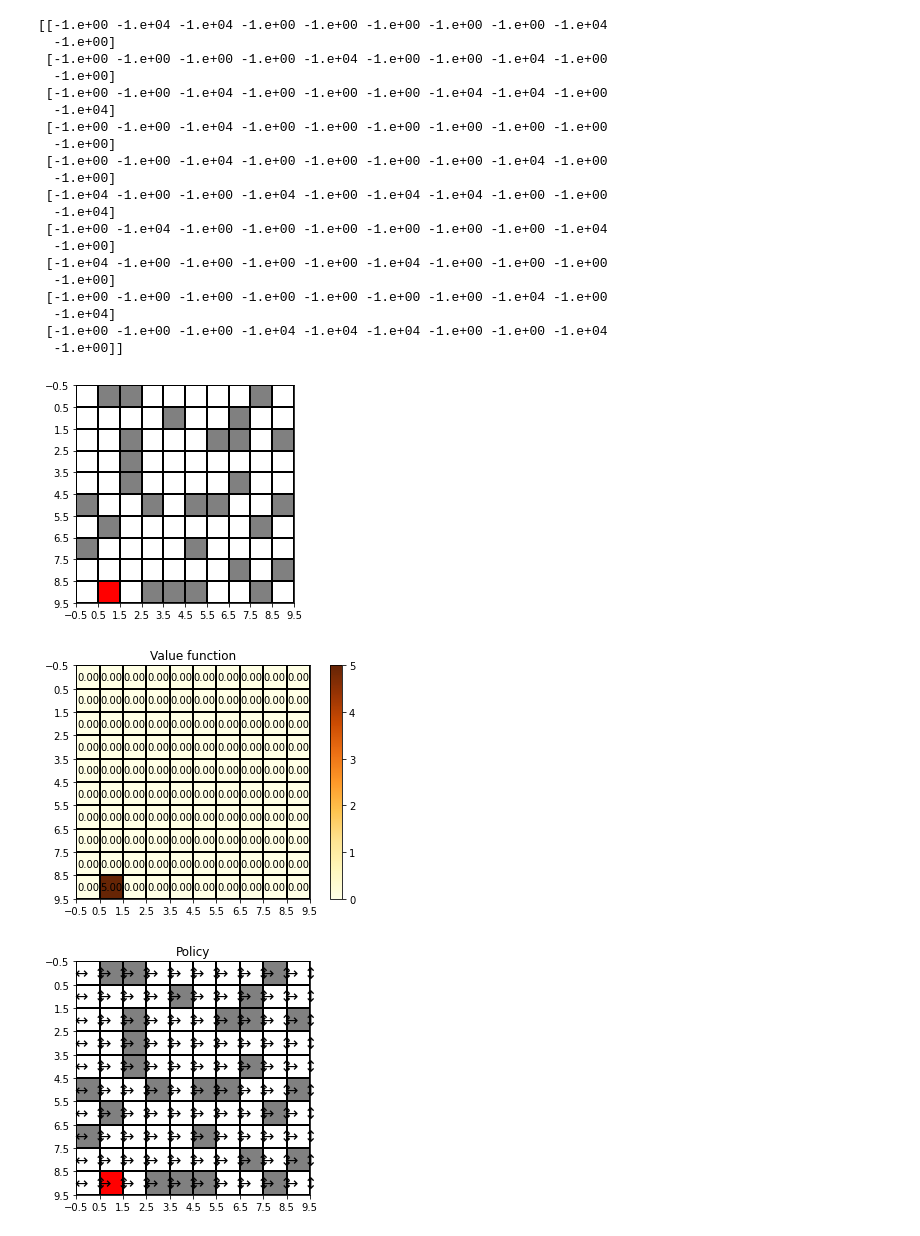
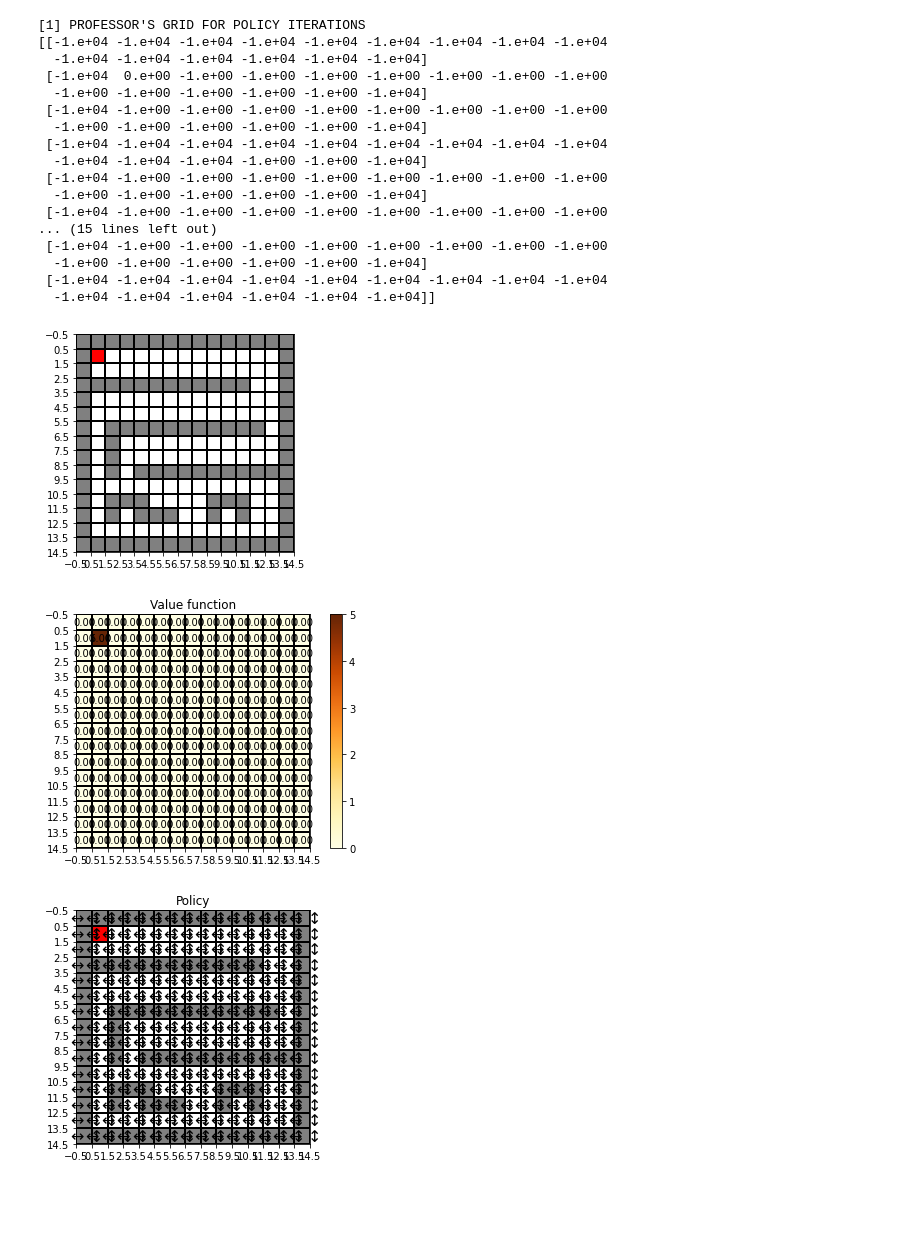
Before and after one commit to PLEX-GR00T/Maze_solving_MDP, a Jupyter notebook: Final_VI_PI.ipynb, the cells around one changed output. Saved outputs shown, nothing was run; the diff lists cells and outputs as text; code cells hidden in the pictures; blank space fills up the shorter version.

```diff
--- a/Final_VI_PI.ipynb
+++ b/Final_VI_PI.ipynb
@@ -589,55 +589,54 @@ def get_arrow(prob_arr):
 """ policy_iteration(n, p_barrier, r_barrier, v0_val, gamma, theta, seed_nr, flag)
     value_iteration(n, p_barrier, r_barrier, v0_val, gamma, theta, seed_nr, flag)
     Args:
         n (int): length and width of the grid
         p_barrier (float): probability of a cell being a barrier                            [It is for Auto Grid Generation]
         r_barrier (int): reward for the barrier cells
         v0_val (int): initial value for the value function
         gamma (float): gamma parameter (between 0 and 1)
         theta (float): threshold parameter that defines when the change in the value function is negligible
         seed_nr (int): seed number (for reproducible results)                               [It is for Auto Grid Generation]
         flag (int) : 0 for Professor's Grid , 1 or any value for Auto grid generations      [It is for Auto Grid Generation]
 
 """
 
 # PLEASE GO STEP BY STEP HERE TO SEE DIFFERENT WORKING, AND COMMEND THEM AFTER USING, BEFORE APPLYING ANOTHER MODULE.
 # ALL THE MODULE ARE DIFFERENT
 
 # policy_iteration(n, p_barrier, r_barrier, v0_val, gamma, theta, seed_nr, flag)
 # [1] PROFESSOR'S GRID FOR POLICY ITERATIONS
-# policy_iteration(15, 0.5, -10000, 0, 0.9, 0.001, 20, 0)
+print("[1] PROFESSOR'S GRID FOR POLICY ITERATIONS")
+policy_iteration(15, 0.5, -10000, 0, 0.9, 0.001, 20, 0)
 
 # [2] AUTO GRID GENERATION FOR POLICY ITERATIONS
-# policy_iteration(5, 0.3, -50, 0, 0.9, 0.001, 2, 1)
+print("[2] AUTO GRID GENERATION FOR POLICY ITERATIONS")
+policy_iteration(5, 0.3, -50, 0, 0.9, 0.001, 2, 1)
 
 # [3] PROFESSOR's GRID FOR VALUE ITERATIONS
 # value_iteration(n, p_barrier, r_barrier, v0_val, gamma, theta, seed_nr, flag)
 # value_iteration(15, 0.3, -100, 6, 0, 0.9, 0.01, 0)
 
 # [4] AUTO GRID GENERATION FOR POLICY ITERATIONS
 # Give the correct path, but grid is random so output is not so lucrative.
 # value_iteration(10, 0.3, -10000, 6, 0, 0.9, 0.01, 1)
 # %% [output]
-[[-1.e+00 -1.e+04 -1.e+04 -1.e+00 -1.e+00 -1.e+00 -1.e+00 -1.e+00 -1.e+04
-  -1.e+00]
- [-1.e+00 -1.e+00 -1.e+00 -1.e+00 -1.e+04 -1.e+00 -1.e+00 -1.e+04 -1.e+00
-  -1.e+00]
- [-1.e+00 -1.e+00 -1.e+04 -1.e+00 -1.e+00 -1.e+00 -1.e+04 -1.e+04 -1.e+00
-  -1.e+04]
- [-1.e+00 -1.e+00 -1.e+04 -1.e+00 -1.e+00 -1.e+00 -1.e+00 -1.e+00 -1.e+00
-  -1.e+00]
- [-1.e+00 -1.e+00 -1.e+04 -1.e+00 -1.e+00 -1.e+00 -1.e+00 -1.e+04 -1.e+00
-  -1.e+00]
- [-1.e+04 -1.e+00 -1.e+00 -1.e+04 -1.e+00 -1.e+04 -1.e+04 -1.e+00 -1.e+00
-  -1.e+04]
- [-1.e+00 -1.e+04 -1.e+00 -1.e+00 -1.e+00 -1.e+00 -1.e+00 -1.e+00 -1.e+04
-  -1.e+00]
- [-1.e+04 -1.e+00 -1.e+00 -1.e+00 -1.e+00 -1.e+04 -1.e+00 -1.e+00 -1.e+00
-  -1.e+00]
- [-1.e+00 -1.e+00 -1.e+00 -1.e+00 -1.e+00 -1.e+00 -1.e+00 -1.e+04 -1.e+00
-  -1.e+04]
- [-1.e+00 -1.e+00 -1.e+00 -1.e+04 -1.e+04 -1.e+04 -1.e+00 -1.e+00 -1.e+04
-  -1.e+00]]
+[1] PROFESSOR'S GRID FOR POLICY ITERATIONS
+[[-1.e+04 -1.e+04 -1.e+04 -1.e+04 -1.e+04 -1.e+04 -1.e+04 -1.e+04 -1.e+04
+  -1.e+04 -1.e+04 -1.e+04 -1.e+04 -1.e+04 -1.e+04]
+ [-1.e+04  0.e+00 -1.e+00 -1.e+00 -1.e+00 -1.e+00 -1.e+00 -1.e+00 -1.e+00
+  -1.e+00 -1.e+00 -1.e+00 -1.e+00 -1.e+00 -1.e+04]
+ [-1.e+04 -1.e+00 -1.e+00 -1.e+00 -1.e+00 -1.e+00 -1.e+00 -1.e+00 -1.e+00
+  -1.e+00 -1.e+00 -1.e+00 -1.e+00 -1.e+00 -1.e+04]
+ [-1.e+04 -1.e+04 -1.e+04 -1.e+04 -1.e+04 -1.e+04 -1.e+04 -1.e+04 -1.e+04
+  -1.e+04 -1.e+04 -1.e+04 -1.e+00 -1.e+00 -1.e+04]
+ [-1.e+04 -1.e+00 -1.e+00 -1.e+00 -1.e+00 -1.e+00 -1.e+00 -1.e+00 -1.e+00
+  -1.e+00 -1.e+00 -1.e+00 -1.e+00 -1.e+00 -1.e+04]
+ [-1.e+04 -1.e+00 -1.e+00 -1.e+00 -1.e+00 -1.e+00 -1.e+00 -1.e+00 -1.e+00
+... (15 lines left out)
+ [-1.e+04 -1.e+00 -1.e+00 -1.e+00 -1.e+00 -1.e+00 -1.e+00 -1.e+00 -1.e+00
+  -1.e+00 -1.e+00 -1.e+00 -1.e+00 -1.e+00 -1.e+04]
+ [-1.e+04 -1.e+04 -1.e+04 -1.e+04 -1.e+04 -1.e+04 -1.e+04 -1.e+04 -1.e+04
+  -1.e+04 -1.e+04 -1.e+04 -1.e+04 -1.e+04 -1.e+04]]
-[figure, old version]
+[figure, new version]
-[figure, old version]
+[figure, new version]
-[figure, old version]
+[figure, new version]
```
Also changed, not shown: parts of 1 cell of this notebook.
